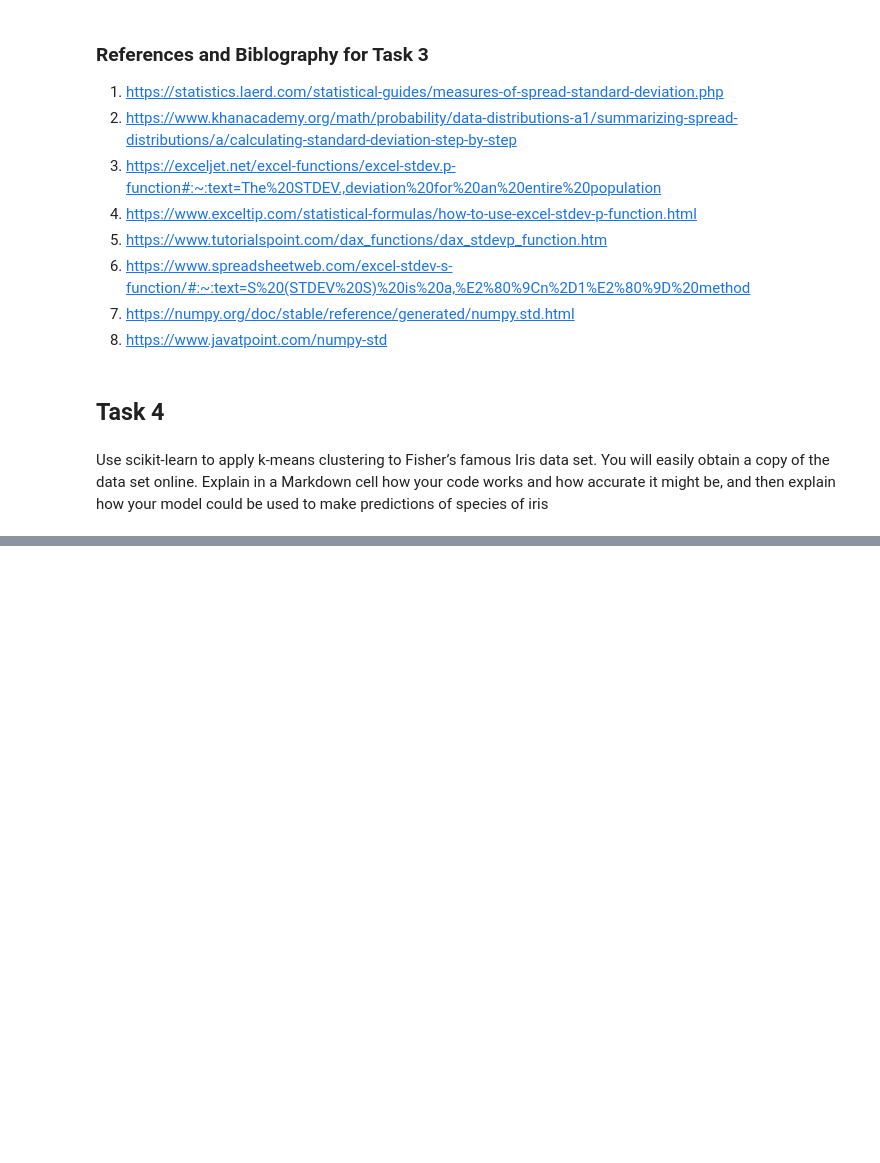
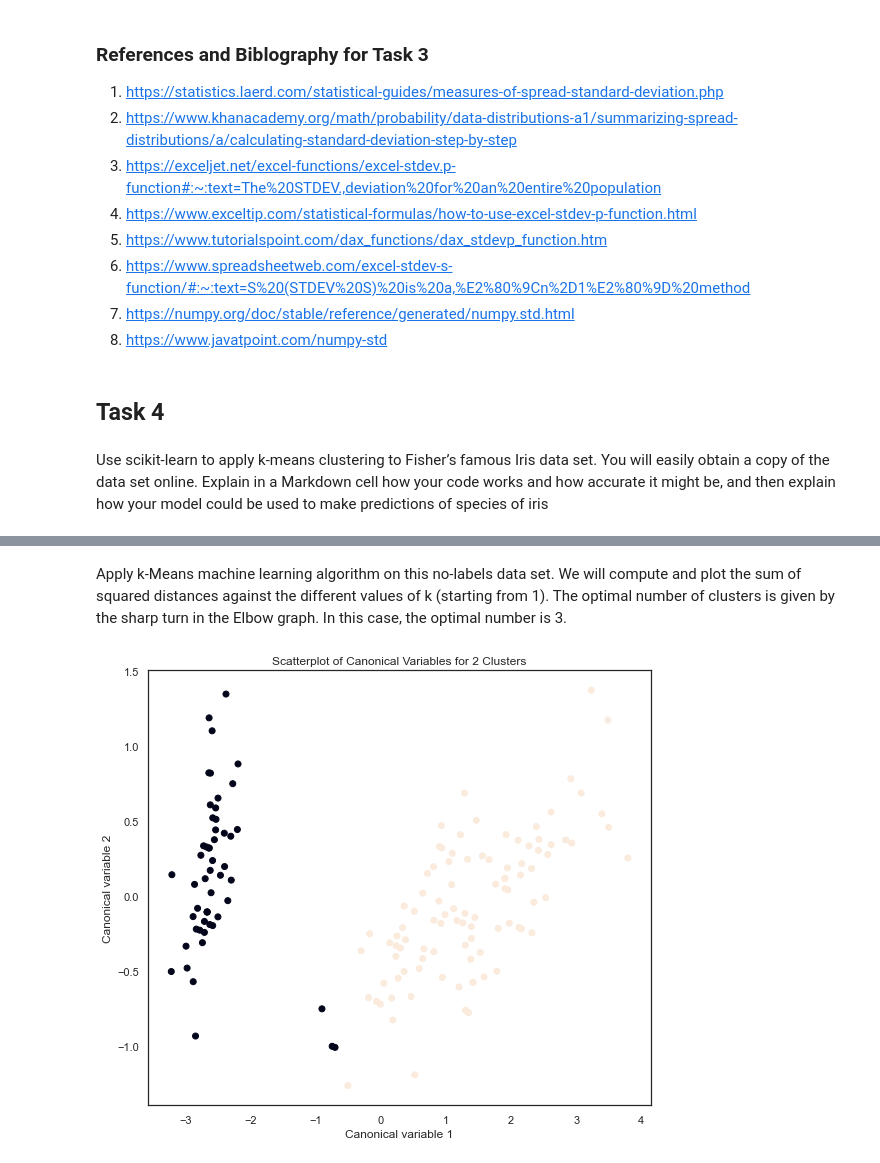
Before and after one commit to NiamhOL/Machine-Learning-and-Statistics-2020, a Jupyter notebook: Tasks.ipynb, the cells around one changed output, grey strips where cells are left out. Saved outputs shown, nothing was run; the diff lists cells and outputs as text; code cells hidden in the pictures; blank space fills up the shorter version.

```diff
--- a/Tasks.ipynb
+++ b/Tasks.ipynb
@@ -581,0 +699,27 @@ of iris
+# %% [markdown]
+Apply k-Means machine learning algorithm on this no-labels data set. We will compute and plot the sum of squared distances against the different values of k (starting from 1). The optimal number of clusters is given by the sharp turn in the Elbow graph. In this case, the optimal number is 3.
+# %%
+# Here we are just analyzing if we consider 2 cluster instead of 3 by using PCA
+model3=KMeans(n_clusters=2)
+model3.fit(iris_SP) # has cluster assingments based on using 2 clusters
+clusassign=model3.predict(iris_SP)
+# plot clusters
+''' Canonical Discriminant Analysis for variable reduction:
+1. creates a smaller number of variables
+2. linear combination of clustering variables
+3. Canonical variables are ordered by proportion of variance accounted for
+4. most of the variance will be accounted for in the first few canonical variables
+'''
+from sklearn.decomposition import PCA # CA from PCA function
+pca_2 = PCA(2) # return 2 first canonical variables
+plot_columns = pca_2.fit_transform(iris_SP) # fit CA to the train dataset
+plt.scatter(x=plot_columns[:,0], y=plot_columns[:,1], c=model3.labels_,)
+# plot 1st canonical variable on x axis, 2nd on y-axis
+plt.xlabel('Canonical variable 1')
+plt.ylabel('Canonical variable 2')
+plt.title('Scatterplot of Canonical Variables for 2 Clusters')
+plt.show()
+# close or overlapping clusters idicate correlated variables with low in-class variance
+# but not good separation. 2 cluster might be better.
+# %% [output]
+[figure, added]
```
Also changed, not shown: parts of 17 cells of this notebook.
